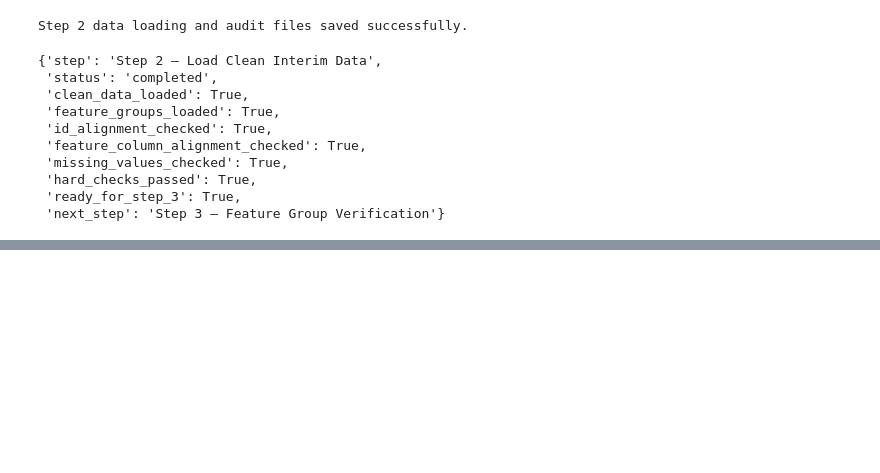
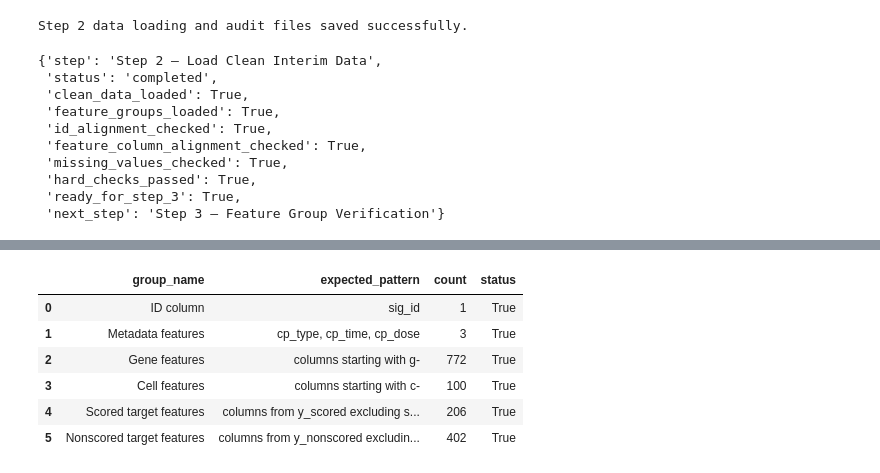
Before and after one commit to kawsar07ahmmed0712-rgb/moa-prediction-drug-response, a Jupyter notebook: notebooks/03_feature_engineering.ipynb, the cells around one changed output, grey strips where cells are left out. Saved outputs shown, nothing was run; the diff lists cells and outputs as text; code cells hidden in the pictures; blank space fills up the shorter version.

Commit message:
FE Step 3 — Feature Group Verification and Forbidden Column Pre-Audit

```diff
--- a/notebooks/03_feature_engineering.ipynb
+++ b/notebooks/03_feature_engineering.ipynb
@@ -743,0 +755,45 @@ step_2_status
+# %%
+feature_group_verification = pd.DataFrame({
+    "group_name": [
+        "ID column",
+        "Metadata features",
+        "Gene features",
+        "Cell features",
+        "Scored target features",
+        "Nonscored target features"
+    ],
+    "expected_pattern": [
+        "sig_id",
+        "cp_type, cp_time, cp_dose",
+        "columns starting with g-",
+        "columns starting with c-",
+        "columns from y_scored excluding sig_id",
+        "columns from y_nonscored excluding sig_id"
+    ],
+    "count": [
+        1,
+        len(metadata_features),
+        len(gene_features),
+        len(cell_features),
+        len(scored_target_features),
+        len(nonscored_target_features)
+    ],
+    "status": [
+        ID_COL in train_features_clean.columns,
+        all(col in train_features_clean.columns for col in metadata_features),
+        all(col in train_features_clean.columns for col in gene_features),
+        all(col in train_features_clean.columns for col in cell_features),
+        all(col in y_scored.columns for col in scored_target_features),
+        all(col in y_nonscored.columns for col in nonscored_target_features)
+    ]
+})
+
+feature_group_verification
+# %% [output]
+|  | group_name | expected_pattern | count | status |
+| 0 | ID column | sig_id | 1 | True |
+| 1 | Metadata features | cp_type, cp_time, cp_dose | 3 | True |
+| 2 | Gene features | columns starting with g- | 772 | True |
+| 3 | Cell features | columns starting with c- | 100 | True |
+| 4 | Scored target features | columns from y_scored excluding s... | 206 | True |
+| 5 | Nonscored target features | columns from y_nonscored excludin... | 402 | True |
```
Also changed, not shown: parts of 10 cells of this notebook.
